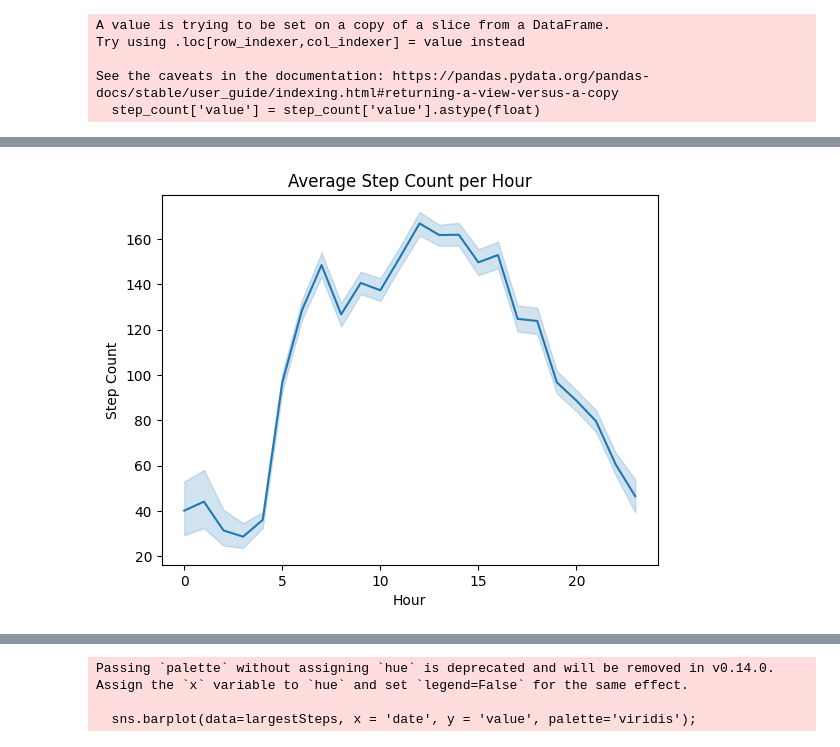
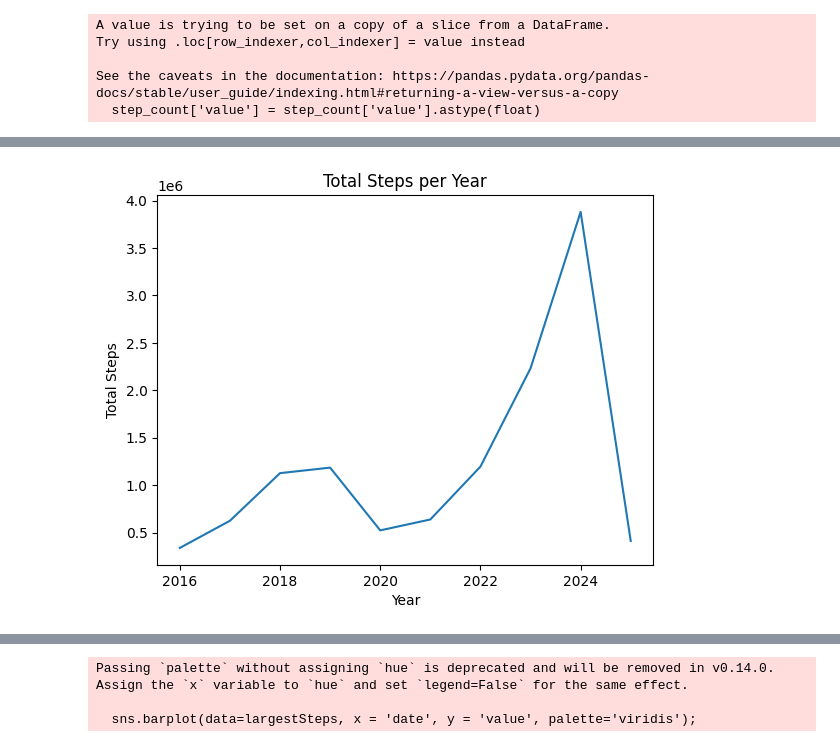
Before and after one commit to YomnaElmousalami/AppleHealthData_Analysis, a Jupyter notebook: Analyze_Sis_health_Data.ipynb, the cells around one changed output, grey strips where cells are left out. Drawn from its saved outputs; the diff is of its cells as text; code cells hidden in the pictures.

```diff
--- a/Analyze_Sis_health_Data.ipynb
+++ b/Analyze_Sis_health_Data.ipynb
@@ -1156,8 +1156,8 @@ heart_rate
 | 102023 | HKQuantityTypeIdentifierHeartRate | Jannah’s Apple Watch | count/min | 2025-02-26 18:42:10 | 2025-02-26 18:42:10 | 80.0000 | 2025 | 2 | 26 | 2025 | ... |
 102011 rows × 12 columns
 # %%
-for i in range(len(heart_rate['startDate'])):
-  heart_rate['startHour'] = heart_rate['startDate'].dt.hour
+for i in range(len(heart_rate['endDate'])):
+  heart_rate['endHour'] = heart_rate['endDate'].dt.hour
 heart_rate
 # %% [output]
 A value is trying to be set on a copy of a slice from a DataFrame.
@@ -1277,8 +1288,8 @@ Try using .loc[row_indexer,col_indexer] = value instead
 See the caveats in the documentation: https://pandas.pydata.org/pandas-docs/stable/user_guide/indexing.html#returning-a-view-versus-a-copy
   respritory_rate['value'] = respritory_rate['value'].astype(float)
 # %%
-for i in range(len(respritory_rate['startDate'])):
-  respritory_rate['startHour'] = respritory_rate['startDate'].dt.hour
+for i in range(len(respritory_rate['endDate'])):
+  respritory_rate['endHour'] = respritory_rate['endDate'].dt.hour
 respritory_rate
 # %% [output]
 A value is trying to be set on a copy of a slice from a DataFrame.
@@ -1370,8 +1407,8 @@ Try using .loc[row_indexer,col_indexer] = value instead
 See the caveats in the documentation: https://pandas.pydata.org/pandas-docs/stable/user_guide/indexing.html#returning-a-view-versus-a-copy
   step_count['value'] = step_count['value'].astype(float)
 # %%
-for i in range(len(step_count['startDate'])):
-  step_count['startHour'] = step_count['startDate'].dt.hour
+for i in range(len(step_count['endDate'])):
+  step_count['endHour'] = step_count['endDate'].dt.hour
 step_count
 # %% [output]
 A value is trying to be set on a copy of a slice from a DataFrame.
@@ -1405,0 +1472,7 @@ Passing `palette` without assigning `hue` is deprecated and will be removed in v
+# %%
+steps_yearly = step_count.groupby(['startYear']).agg({'value': 'sum'}).reset_index()
+sns.barplot(data=steps_yearly, x = 'startYear', y = 'value', palette='viridis');
+plt.title('Total Steps per Year');
+plt.xlabel('Year');
+plt.ylabel('Total Steps');
+plt.show();
@@ -1406,8 +1484,8 @@ Passing `palette` without assigning `hue` is deprecated and will be removed in v
 # %%
-sns.lineplot(data=step_count, x = 'startHour', y = 'value', markers=True);
-plt.title('Average Step Count per Hour');
-plt.xlabel('Hour');
-plt.ylabel('Step Count');
+sns.lineplot(data=steps_yearly, x = 'startYear', y = 'value', markers=True);
+plt.title('Total Steps per Year');
+plt.xlabel('Year');
+plt.ylabel('Total Steps');
 plt.show();
 # %% [output]
-[figure, old version]
+[figure, new version]
```
Also changed, not shown: parts of 69 cells of this notebook.
